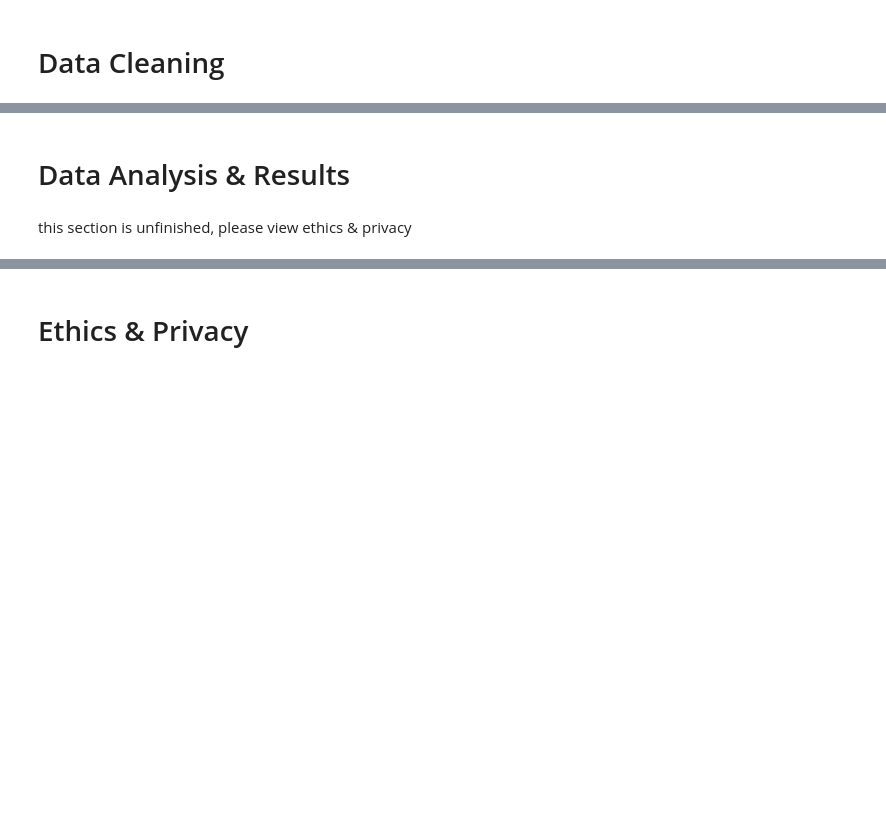
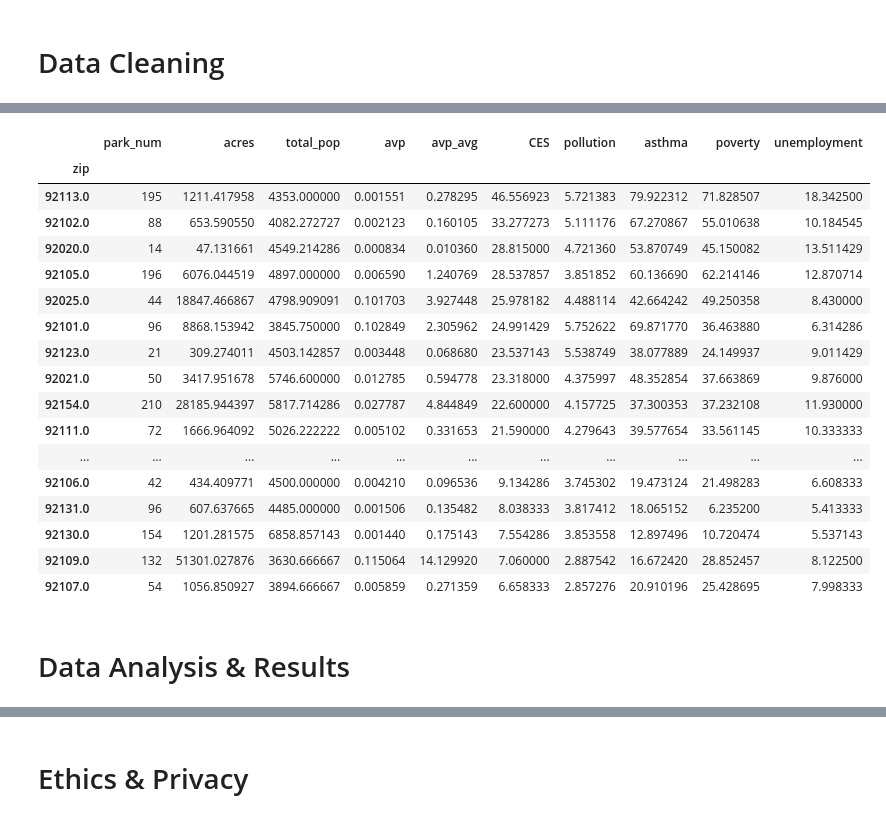
Before and after one commit to COGS108/Projects, a Jupyter notebook: Option2_Individual/FinalProject_dylpc.ipynb, the cells around one changed output, grey strips where cells are left out. Saved outputs shown, nothing was run; the diff lists cells and outputs as text; code cells hidden in the pictures; blank space fills up the shorter version.

```diff
--- a/Option2_Individual/FinalProject_dylpc.ipynb
+++ b/Option2_Individual/FinalProject_dylpc.ipynb
@@ -73,4 +181,23 @@ df_parks = df_parks.drop(["X", "Y", "park_type"])
+# %%
+df_zip
+# %% [output]
+|  | park_num | acres | total_pop | avp | avp_avg | CES | pollution | asthma | poverty | unemployment |
+| zip |  |  |  |  |  |  |  |  |  |  |
+| 92113.0 | 195 | 1211.417958 | 4353.000000 | 0.001551 | 0.278295 | 46.556923 | 5.721383 | 79.922312 | 71.828507 | 18.342500 |
+| 92102.0 | 88 | 653.590550 | 4082.272727 | 0.002123 | 0.160105 | 33.277273 | 5.111176 | 67.270867 | 55.010638 | 10.184545 |
+| 92020.0 | 14 | 47.131661 | 4549.214286 | 0.000834 | 0.010360 | 28.815000 | 4.721360 | 53.870749 | 45.150082 | 13.511429 |
+| 92105.0 | 196 | 6076.044519 | 4897.000000 | 0.006590 | 1.240769 | 28.537857 | 3.851852 | 60.136690 | 62.214146 | 12.870714 |
+| 92025.0 | 44 | 18847.466867 | 4798.909091 | 0.101703 | 3.927448 | 25.978182 | 4.488114 | 42.664242 | 49.250358 | 8.430000 |
+| 92101.0 | 96 | 8868.153942 | 3845.750000 | 0.102849 | 2.305962 | 24.991429 | 5.752622 | 69.871770 | 36.463880 | 6.314286 |
+| 92123.0 | 21 | 309.274011 | 4503.142857 | 0.003448 | 0.068680 | 23.537143 | 5.538749 | 38.077889 | 24.149937 | 9.011429 |
+| 92021.0 | 50 | 3417.951678 | 5746.600000 | 0.012785 | 0.594778 | 23.318000 | 4.375997 | 48.352854 | 37.663869 | 9.876000 |
+| 92154.0 | 210 | 28185.944397 | 5817.714286 | 0.027787 | 4.844849 | 22.600000 | 4.157725 | 37.300353 | 37.232108 | 11.930000 |
+| 92111.0 | 72 | 1666.964092 | 5026.222222 | 0.005102 | 0.331653 | 21.590000 | 4.279643 | 39.577654 | 33.561145 | 10.333333 |
+| ... | ... | ... | ... | ... | ... | ... | ... | ... | ... | ... |
+| 92106.0 | 42 | 434.409771 | 4500.000000 | 0.004210 | 0.096536 | 9.134286 | 3.745302 | 19.473124 | 21.498283 | 6.608333 |
+| 92131.0 | 96 | 607.637665 | 4485.000000 | 0.001506 | 0.135482 | 8.038333 | 3.817412 | 18.065152 | 6.235200 | 5.413333 |
+| 92130.0 | 154 | 1201.281575 | 6858.857143 | 0.001440 | 0.175143 | 7.554286 | 3.853558 | 12.897496 | 10.720474 | 5.537143 |
+| 92109.0 | 132 | 51301.027876 | 3630.666667 | 0.115064 | 14.129920 | 7.060000 | 2.887542 | 16.672420 | 28.852457 | 8.122500 |
+| 92107.0 | 54 | 1056.850927 | 3894.666667 | 0.005859 | 0.271359 | 6.658333 | 2.857276 | 20.910196 | 25.428695 | 7.998333 |
 # %% [markdown]
 # Data Analysis & Results
-# %% [markdown]
-this section is unfinished, please view ethics & privacy
```
Also changed, not shown: parts of 18 cells of this notebook.
